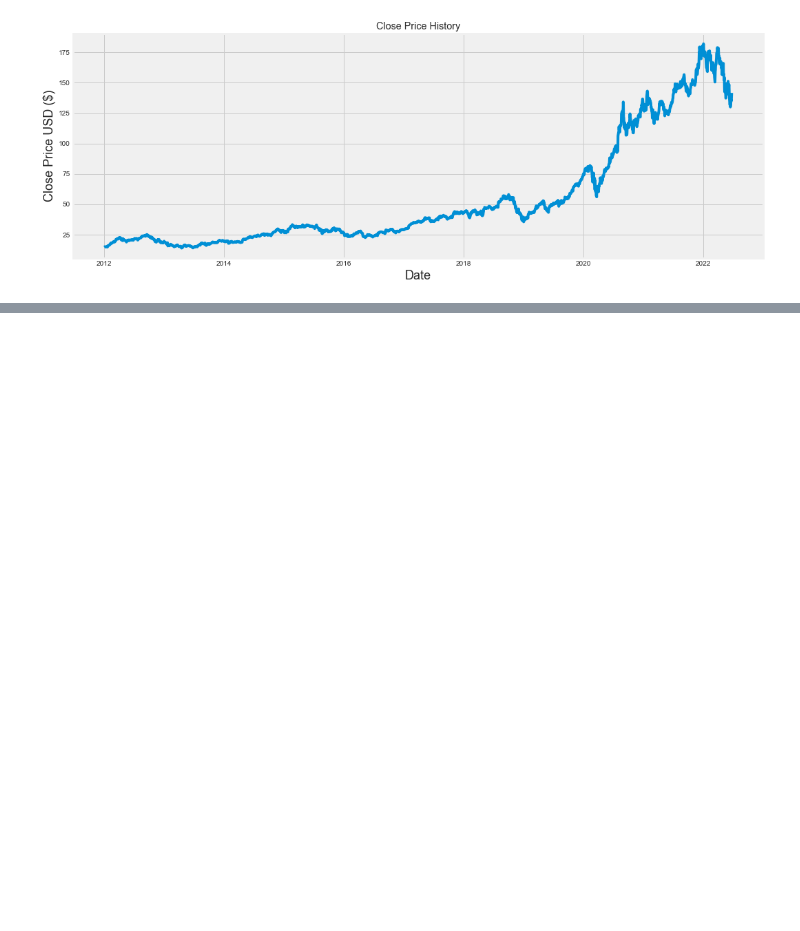
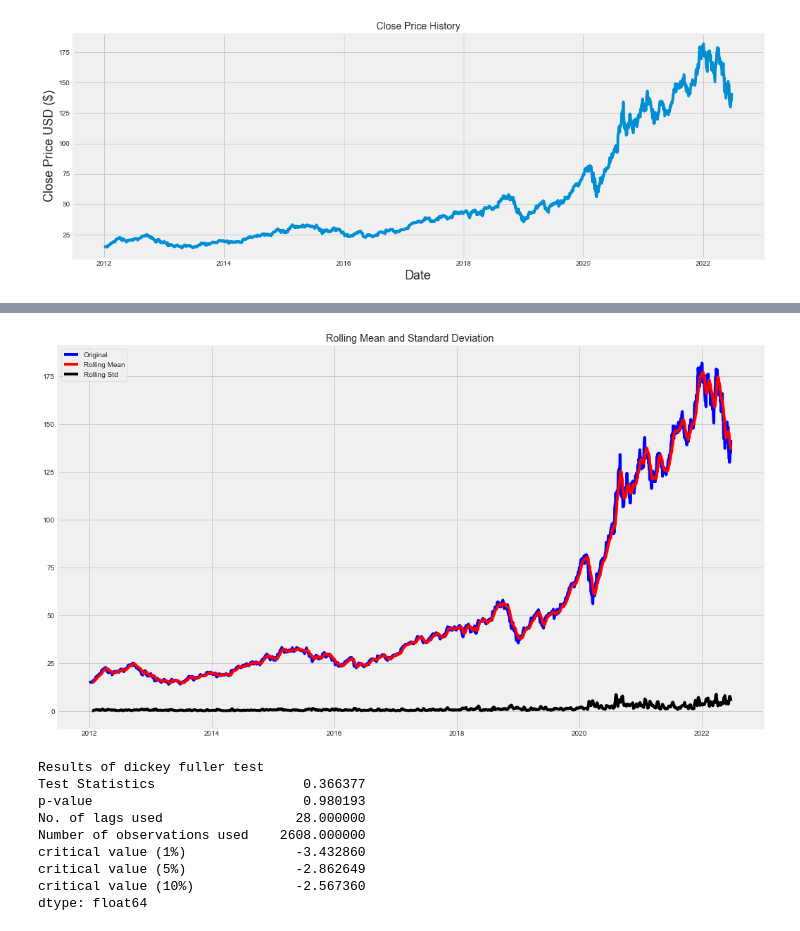
Before and after one commit to charcode123/ML-project-Stockmarket, a Jupyter notebook: PREDICTION/predictionmodel.ipynb, the cells around one changed output, grey strips where cells are left out. Saved outputs shown, nothing was run; the diff lists cells and outputs as text; code cells hidden in the pictures; blank space fills up the shorter version.

```diff
--- a/PREDICTION/predictionmodel.ipynb
+++ b/PREDICTION/predictionmodel.ipynb
@@ -114,0 +103,35 @@ x_train = np.reshape(x_train, (x_train.shape[0], x_train.shape[1], 1))
+# %%
+def test_stationarity(timeseries):
+    #Determing rolling statistics
+    rolmean = timeseries.rolling(12).mean()
+    rolstd = timeseries.rolling(12).std()
+    #Plot rolling statistics:
+    plt.figure(figsize=(16,10))
+    plt.plot(timeseries, color='blue',label='Original')
+    plt.plot(rolmean, color='red', label='Rolling Mean')
+    plt.plot(rolstd, color='black', label = 'Rolling Std')
+    plt.legend(loc='best')
+    plt.title('Rolling Mean and Standard Deviation')
+    plt.show(block=False)
+
+    print("Results of dickey fuller test")
+    adft = adfuller(timeseries,autolag='AIC')
+    # output for dft will give us without defining what the values are.
+    #hence we manually write what values does it explains using a for loop
+    output = pd.Series(adft[0:4],index=['Test Statistics','p-value','No. of lags used','Number of observations used'])
+    for key,values in adft[4].items():
+        output['critical value (%s)'%key] =  values
+    print(output)
+
+test_stationarity(df['Close'])
+# %% [output]
+[figure, added]
+Results of dickey fuller test
+Test Statistics                   0.366377
+p-value                           0.980193
+No. of lags used                 28.000000
+Number of observations used    2608.000000
+critical value (1%)              -3.432860
+critical value (5%)              -2.862649
+critical value (10%)             -2.567360
+dtype: float64
```
Also changed, not shown: parts of 24 cells of this notebook, 2 other files.
